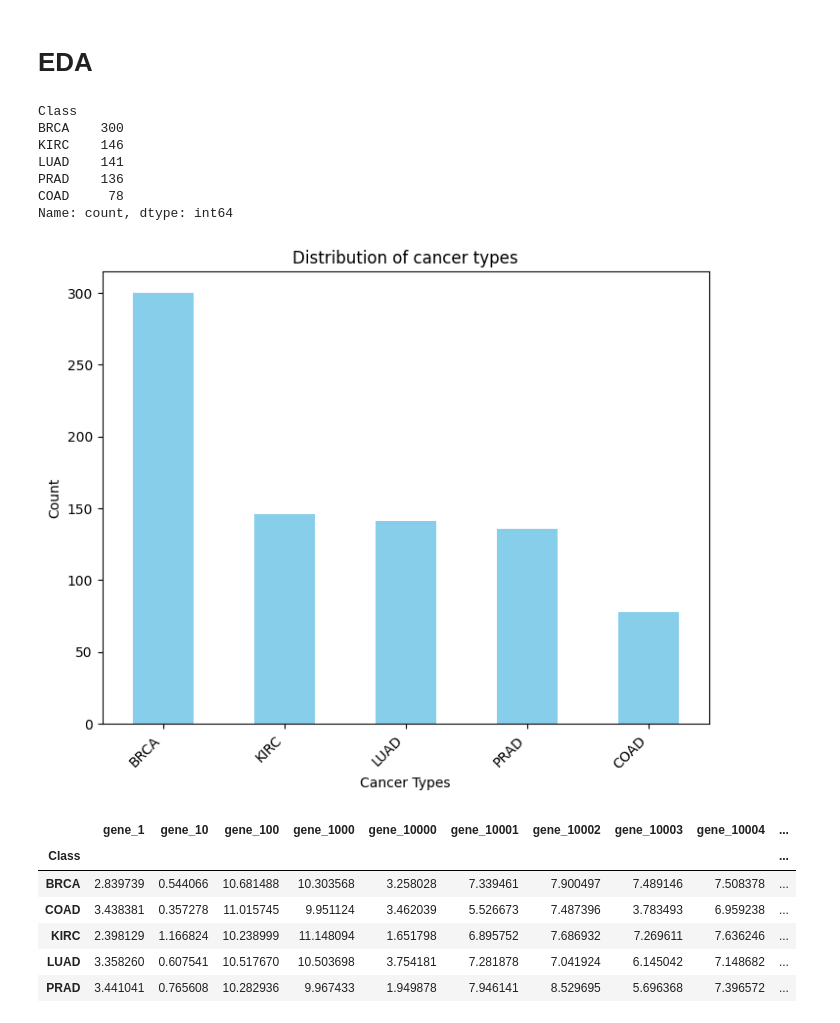
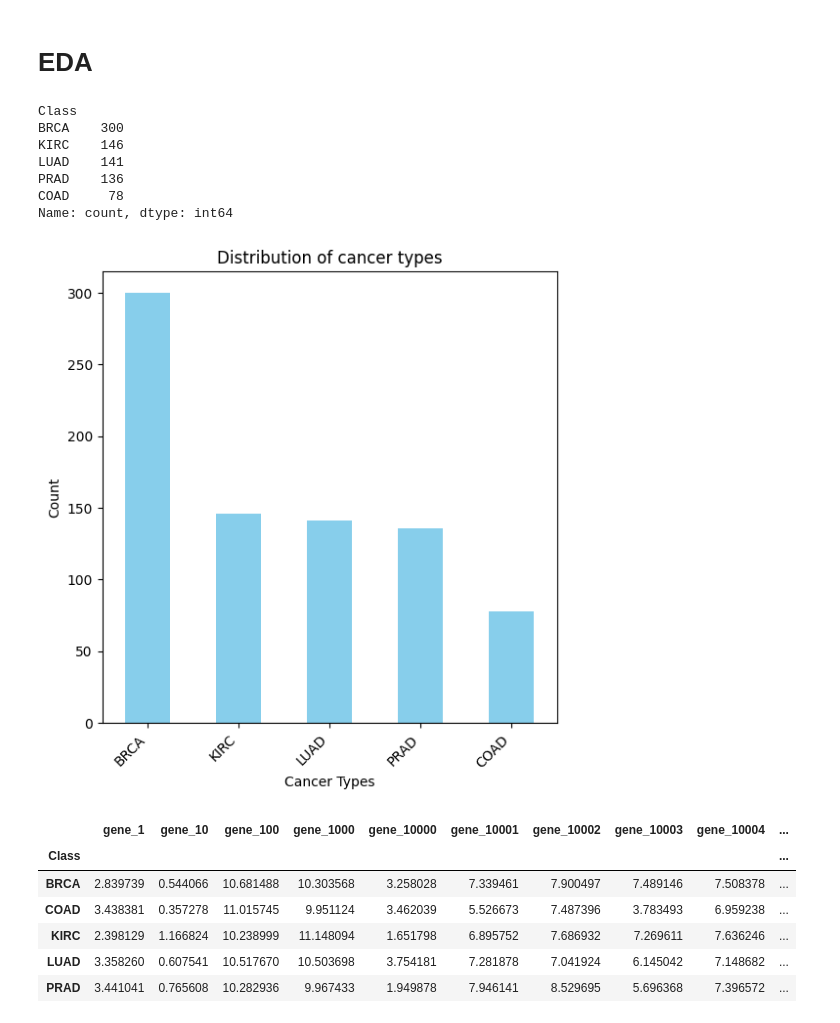
Before and after one commit to EdwinR01/DANA_4840, a Jupyter notebook: final_dana4840.ipynb, the cells around one changed output. Saved outputs shown, nothing was run; the diff lists cells and outputs as text; code cells hidden in the pictures.

```diff
--- a/final_dana4840.ipynb
+++ b/final_dana4840.ipynb
@@ -242,24 +261,24 @@ filter_df.describe()
 # %%
 # Count the occurrences of each class
 class_counts = filter_df['Class'].value_counts()
 display(class_counts)
 # Plotting the bar chart
-plt.figure(figsize=(8, 6))
+plt.figure(figsize=(6, 6))
 class_counts.plot(kind='bar', color='skyblue')
 plt.title('Distribution of cancer types')
 plt.xlabel('Cancer Types')
 plt.ylabel('Count')
 plt.xticks(rotation=45, ha='right')
 plt.show()
 # %% [output]
 Class
 BRCA    300
 KIRC    146
 LUAD    141
 PRAD    136
 COAD     78
 Name: count, dtype: int64
-[figure, old version]
+[figure, new version]
 # %%
 df_pivot=pd.pivot_table(filter_df,index=["Class"],aggfunc="mean")
 df_pivot
```
Also changed, not shown: parts of 41 cells of this notebook.
